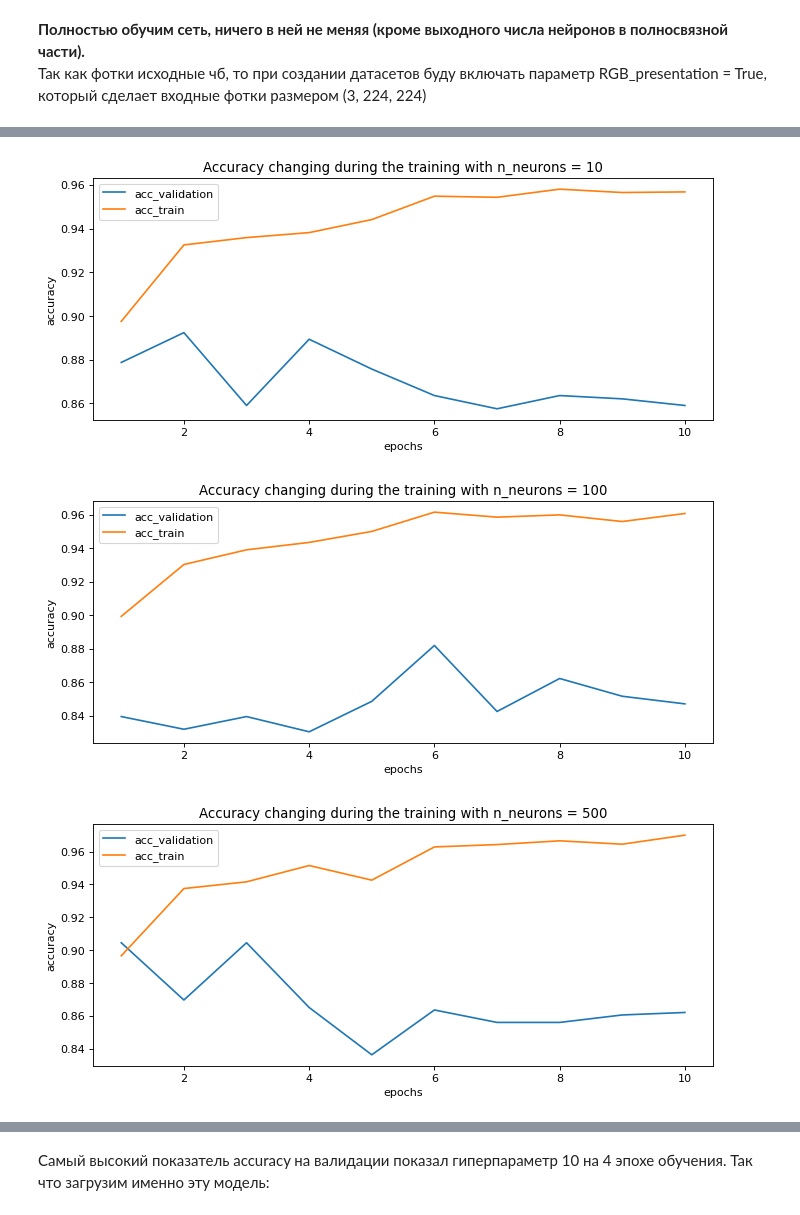
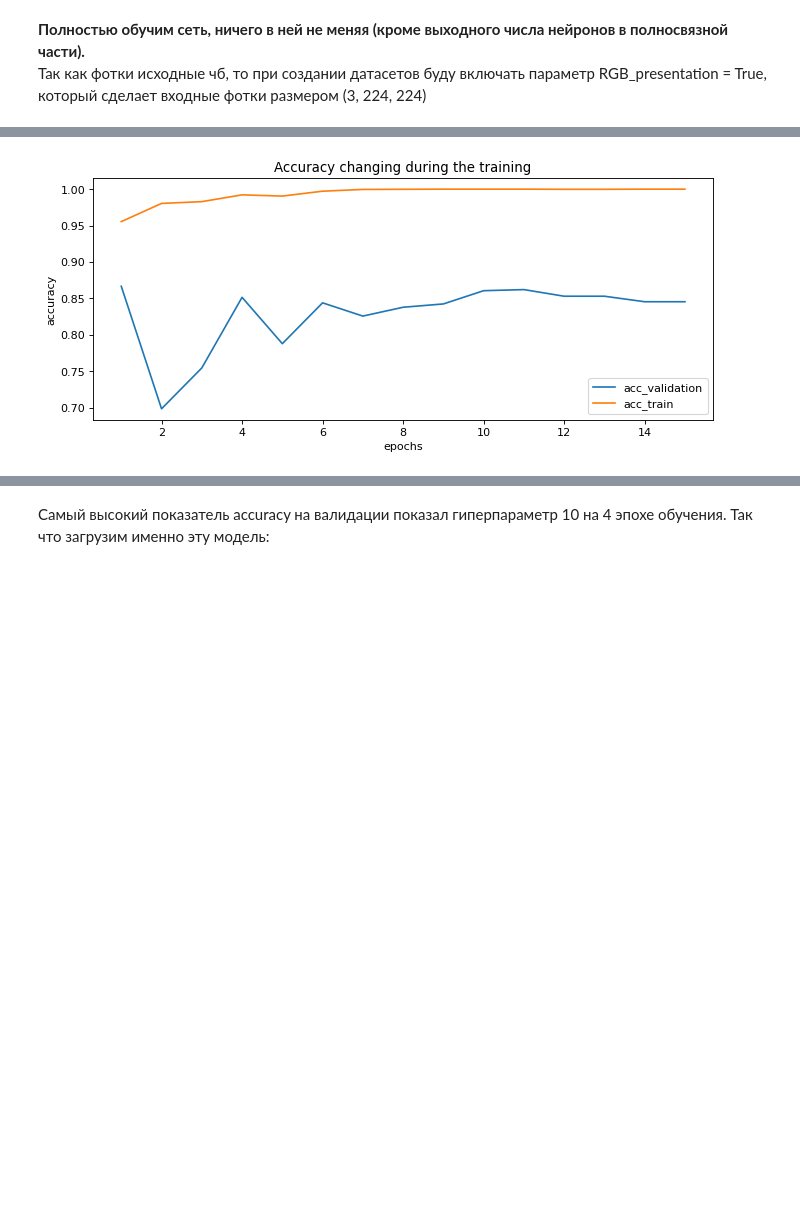
Before and after one commit to Koldim2001/transfer_learning_CNN, a Jupyter notebook: Transfer_learning_ResNet.ipynb, the cells around one changed output, grey strips where cells are left out. Drawn from its saved outputs; the diff is of its cells as text; code cells hidden in the pictures; blank space fills up the shorter version.

```diff
--- a/Transfer_learning_ResNet.ipynb
+++ b/Transfer_learning_ResNet.ipynb
@@ -1014,7 +1014,7 @@ GroundTruth:  pneumonia pneumonia  norm pneumonia pneumonia  norm  norm pneumoni
 __Полностью обучим сеть, ничего в ней не меняя (кроме выходного числа нейронов в полносвязной части).__ <br>
 Так как фотки исходные чб, то при создании датасетов буду включать параметр RGB_presentation = True, который сделает входные фотки размером (3, 224, 224)
 # %%
-data = datasets_bilder.preprocessing_func(RGB_presentation=True)
+data = datasets_bilder.preprocessing_func(RGB_presentation=True, easy=True)
 dataset_test = data.test
 dataset_train = data.train
 dataset_val = data.val
@@ -1123,16 +1143,15 @@ Total time 1750.095 seconds
 # %%
+n_epoch = 15
 plt.figure(figsize=(10, 4), dpi=80)
 plt.title('Accuracy changing during the training')
 plt.plot(list(range(1, n_epoch+1)), acc_validation, label='acc_validation')
 plt.plot(list(range(1, n_epoch+1)), acc_train, label='acc_train')
 plt.xlabel('epochs')
 plt.ylabel('accuracy')
 plt.legend(loc='best')
 plt.show()
 # %% [output]
-[figure, old version]
+[figure, new version]
-[figure, removed]
-[figure, removed]
 # %%
 plt.figure(figsize=(10, 4), dpi=80)
 plt.title('Cross Entropy Loss changing during the training ')
```
Also changed, not shown: parts of 19 cells of this notebook, 2 other files.
